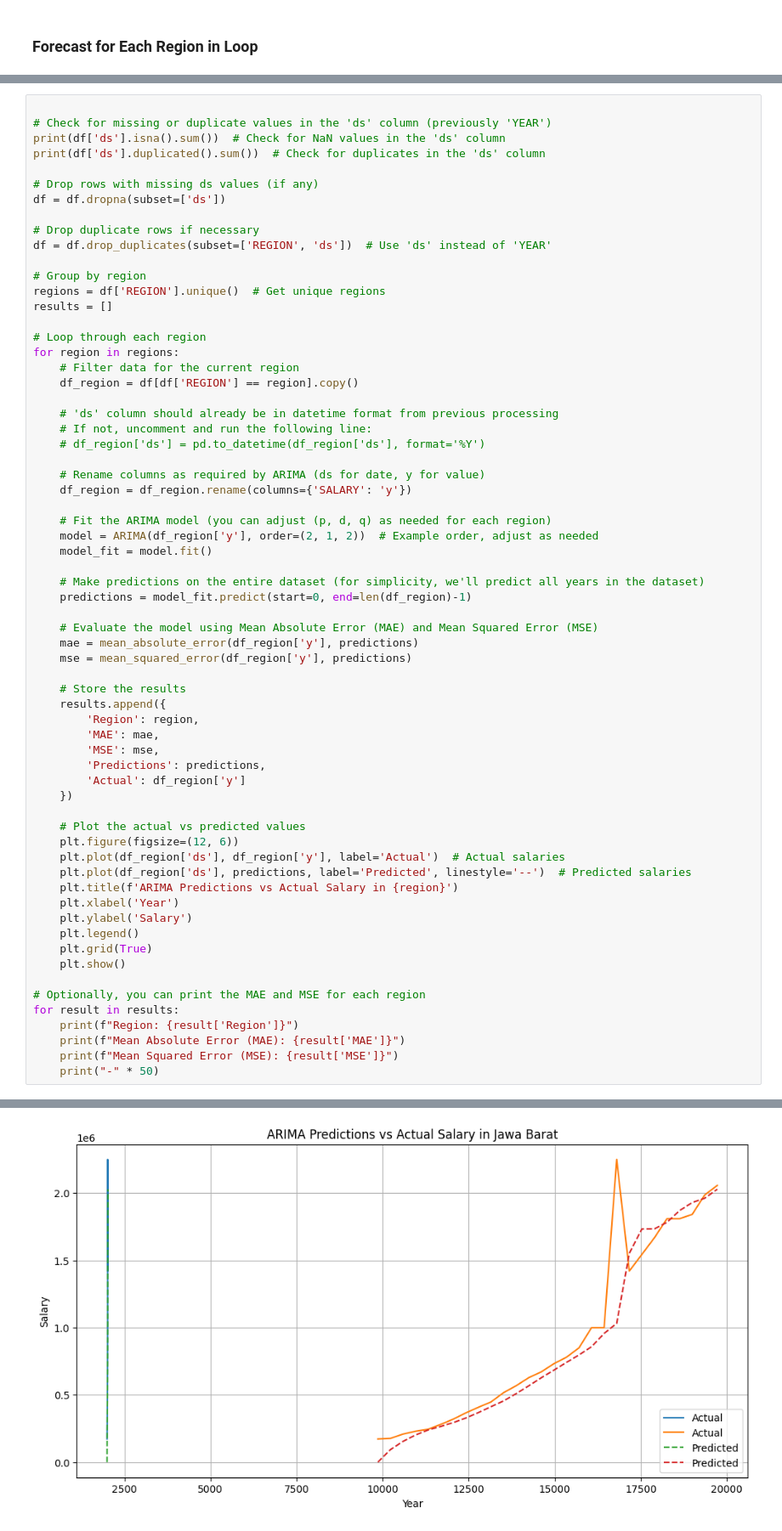
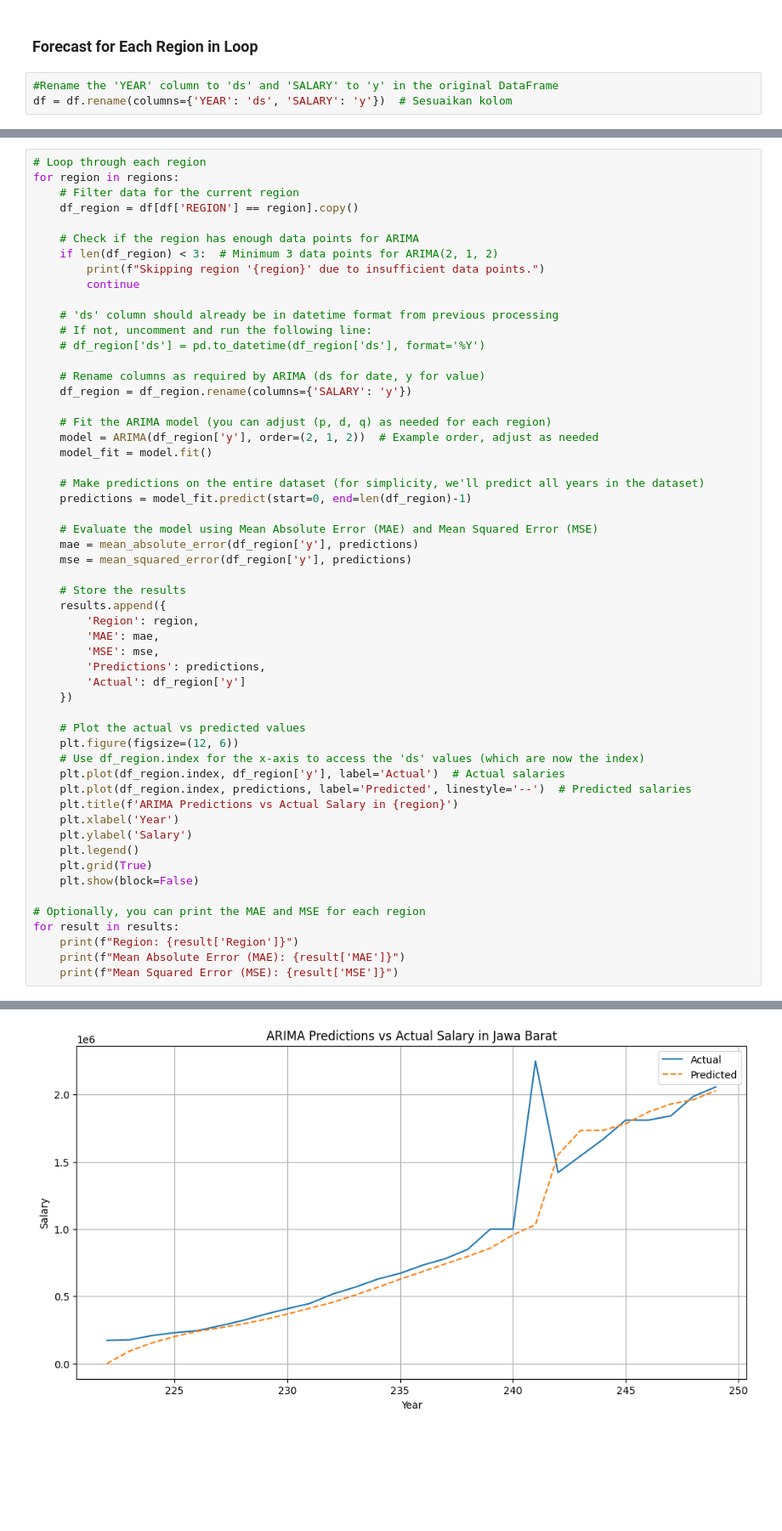
Before and after one commit to nbilasals/indonesia_salary_forecast, a Jupyter notebook: ump_indo_forecast.ipynb, the cells around one changed output, grey strips where cells are left out. Shown at 85% size. Cells and saved outputs as stored; diff of their text form; blank space fills up the shorter version.

```diff
--- a/ump_indo_forecast.ipynb
+++ b/ump_indo_forecast.ipynb
@@ -937,2 +883,5 @@ Future Forecasted Salaries:
 # %% [markdown]
 ### Forecast for Each Region in Loop
+# %%
+#Rename the 'YEAR' column to 'ds' and 'SALARY' to 'y' in the original DataFrame
+df = df.rename(columns={'YEAR': 'ds', 'SALARY': 'y'})  # Sesuaikan kolom
@@ -939,23 +894,13 @@ Future Forecasted Salaries:
 # %%
-
-# Check for missing or duplicate values in the 'ds' column (previously 'YEAR')
-print(df['ds'].isna().sum())  # Check for NaN values in the 'ds' column
-print(df['ds'].duplicated().sum())  # Check for duplicates in the 'ds' column
-
-# Drop rows with missing ds values (if any)
-df = df.dropna(subset=['ds'])
-
-# Drop duplicate rows if necessary
-df = df.drop_duplicates(subset=['REGION', 'ds'])  # Use 'ds' instead of 'YEAR'
-
-# Group by region
-regions = df['REGION'].unique()  # Get unique regions
-results = []
-
 # Loop through each region
 for region in regions:
     # Filter data for the current region
     df_region = df[df['REGION'] == region].copy()
+
+    # Check if the region has enough data points for ARIMA
+    if len(df_region) < 3:  # Minimum 3 data points for ARIMA(2, 1, 2)
+        print(f"Skipping region '{region}' due to insufficient data points.")
+        continue
 
     # 'ds' column should already be in datetime format from previous processing
     # If not, uncomment and run the following line:
@@ -986,19 +931,19 @@ for region in regions:
 
     # Plot the actual vs predicted values
     plt.figure(figsize=(12, 6))
-    plt.plot(df_region['ds'], df_region['y'], label='Actual')  # Actual salaries
-    plt.plot(df_region['ds'], predictions, label='Predicted', linestyle='--')  # Predicted salaries
+    # Use df_region.index for the x-axis to access the 'ds' values (which are now the index)
+    plt.plot(df_region.index, df_region['y'], label='Actual')  # Actual salaries
+    plt.plot(df_region.index, predictions, label='Predicted', linestyle='--')  # Predicted salaries
     plt.title(f'ARIMA Predictions vs Actual Salary in {region}')
     plt.xlabel('Year')
     plt.ylabel('Salary')
     plt.legend()
     plt.grid(True)
-    plt.show()
+    plt.show(block=False)
 
 # Optionally, you can print the MAE and MSE for each region
 for result in results:
     print(f"Region: {result['Region']}")
     print(f"Mean Absolute Error (MAE): {result['MAE']}")
     print(f"Mean Squared Error (MSE): {result['MSE']}")
-    print("-" * 50)
 # %% [output]
@@ -1017 +958 @@ dtype: int64
-[figure, old version]
+[figure, new version]
```
Also changed, not shown: parts of 26 cells of this notebook.
